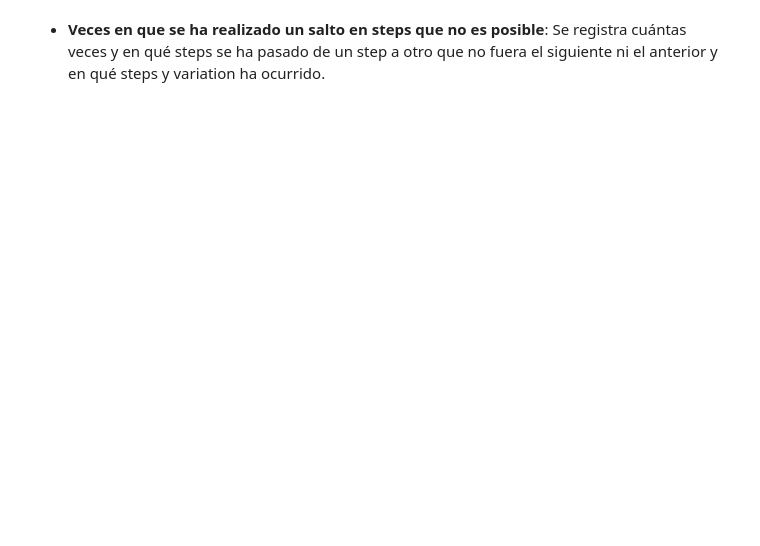
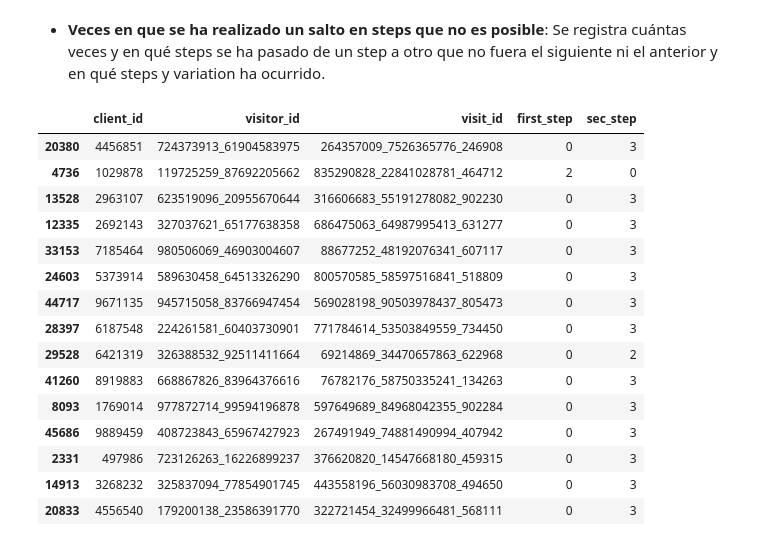
Before and after one commit to Greta-galeana/abtest_vanguard, a Jupyter notebook: main.ipynb, the cells around one changed output. Drawn from its saved outputs; the diff is of its cells as text; code cells hidden in the pictures; blank space fills up the shorter version.

Commit message:
funcion de contar saltos de pasos

```diff
--- a/main.ipynb
+++ b/main.ipynb
@@ -522,3 +530,49 @@ df.head(1)
 | 72017 | 555 | 402506806_56087378777 | 637149525_38041617439_716659 | 1 | 2017-04-15 12:58:03 | 1 | 3 | 46 | ... |
 # %% [markdown]
 - **Veces en que se ha realizado un salto en steps que no es posible**: Se registra cuántas veces y en qué steps se ha pasado de un step a otro que no fuera el siguiente ni el anterior y en qué steps y variation ha ocurrido.
+# %%
+df = df[df['process_step'].isin([0, 1, 2, 3, 4])]
+df['process_step'] = df['process_step'].astype(int)
+
+def salto_mayor_a_1(group):
+
+    results = []
+    # Verificar si el grupo tiene al menos dos elementos
+    if len(group) < 2:
+        return False
+
+    for i in range(1, len(group)):
+        if abs(group['process_step'].iloc[i] - group['process_step'].iloc[i - 1]) > 1:
+            d = {'client_id': group['client_id'].iloc[i],
+                 'visitor_id': group['visitor_id'].iloc[i],
+                 'visit_id': group['visit_id'].iloc[i],
+                 'first_step': group['process_step'].iloc[i],
+                 'sec_step': group['process_step'].iloc[i - 1]}
+            results.append(d)  # Append the result to the list
+
+    if results:
+        return pd.DataFrame(results)
+    return False
+
+resultado=salto_mayor_a_1(df)
+
+#clientes_con_salto = df.groupby(['client_id', 'visitor_id', 'visit_id']).apply(salto_mayor_a_1)
+# %%
+resultado.sample(15)
+# %% [output]
+|  | client_id | visitor_id | visit_id | first_step | sec_step |
+| 20380 | 4456851 | 724373913_61904583975 | 264357009_7526365776_246908 | 0 | 3 |
+| 4736 | 1029878 | 119725259_87692205662 | 835290828_22841028781_464712 | 2 | 0 |
+| 13528 | 2963107 | 623519096_20955670644 | 316606683_55191278082_902230 | 0 | 3 |
+| 12335 | 2692143 | 327037621_65177638358 | 686475063_64987995413_631277 | 0 | 3 |
+| 33153 | 7185464 | 980506069_46903004607 | 88677252_48192076341_607117 | 0 | 3 |
+| 24603 | 5373914 | 589630458_64513326290 | 800570585_58597516841_518809 | 0 | 3 |
+| 44717 | 9671135 | 945715058_83766947454 | 569028198_90503978437_805473 | 0 | 3 |
+| 28397 | 6187548 | 224261581_60403730901 | 771784614_53503849559_734450 | 0 | 3 |
+| 29528 | 6421319 | 326388532_92511411664 | 69214869_34470657863_622968 | 0 | 2 |
+| 41260 | 8919883 | 668867826_83964376616 | 76782176_58750335241_134263 | 0 | 3 |
+| 8093 | 1769014 | 977872714_99594196878 | 597649689_84968042355_902284 | 0 | 3 |
+| 45686 | 9889459 | 408723843_65967427923 | 267491949_74881490994_407942 | 0 | 3 |
+| 2331 | 497986 | 723126263_16226899237 | 376620820_14547668180_459315 | 0 | 3 |
+| 14913 | 3268232 | 325837094_77854901745 | 443558196_56030983708_494650 | 0 | 3 |
+| 20833 | 4556540 | 179200138_23586391770 | 322721454_32499966481_568111 | 0 | 3 |
```
Also changed, not shown: parts of 11 cells of this notebook.
